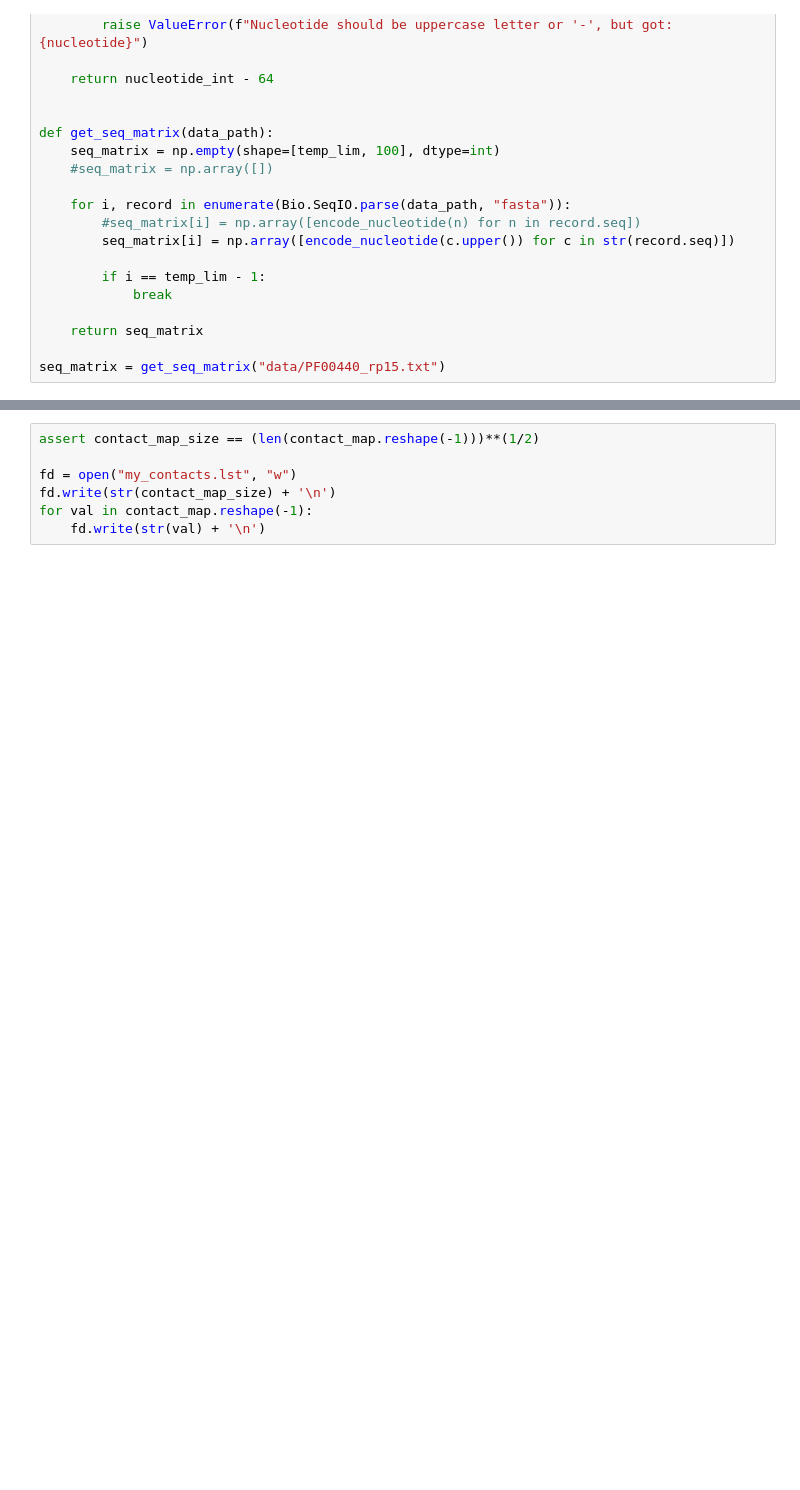
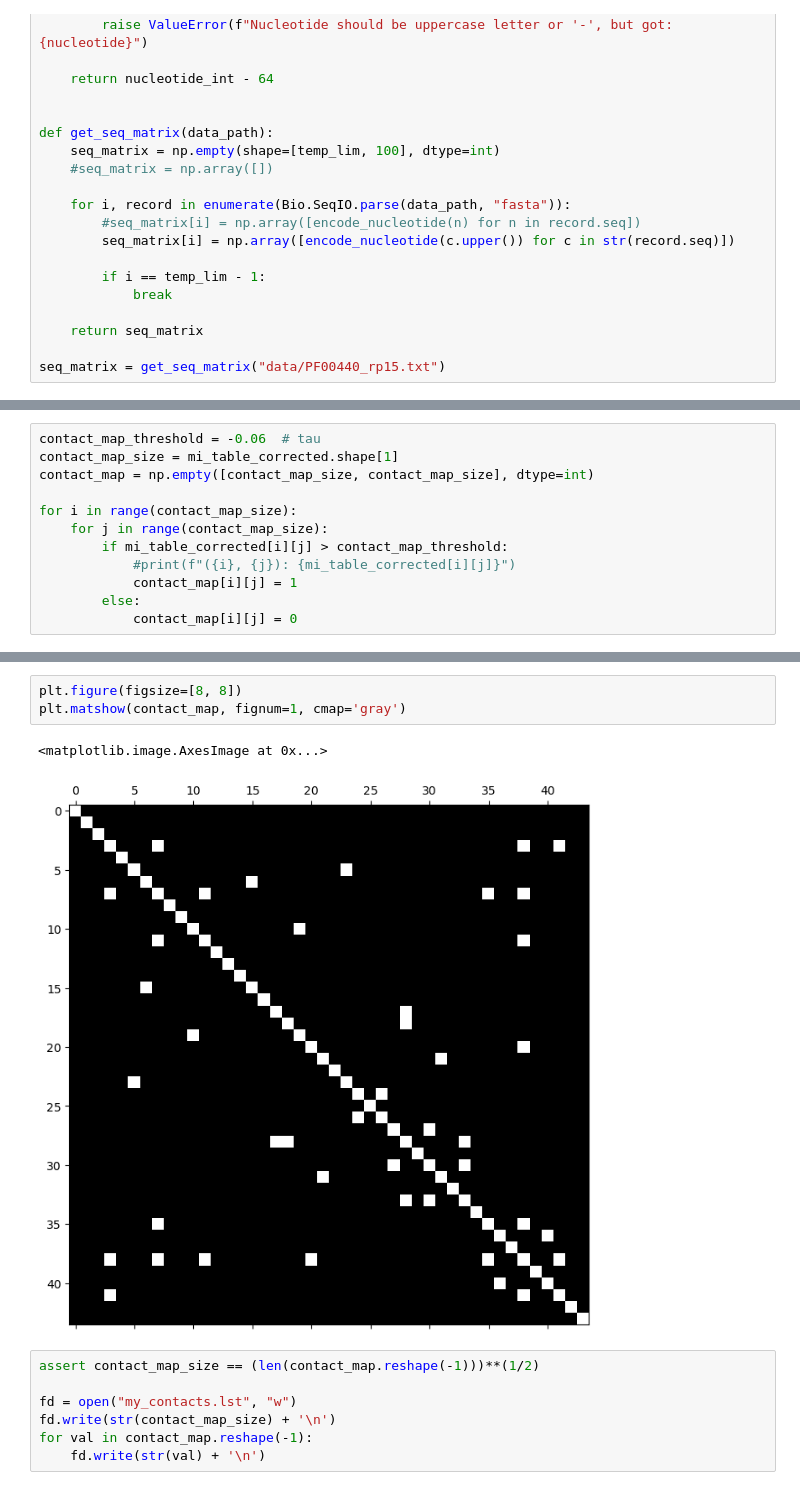
Before and after one commit to ArtKomarov/ComputationalBiology, a Jupyter notebook: PredProtStruct/PredProtStruct.ipynb, the cells around one changed output, grey strips where cells are left out. Drawn from its saved outputs; the diff is of its cells as text; blank space fills up the shorter version.

```diff
--- a/PredProtStruct/PredProtStruct.ipynb
+++ b/PredProtStruct/PredProtStruct.ipynb
@@ -182,0 +178,12 @@ for i in range(contact_map_size):
+# %%
+contact_map_threshold = -0.06  # tau
+contact_map_size = mi_table_corrected.shape[1]
+contact_map = np.empty([contact_map_size, contact_map_size], dtype=int)
+
+for i in range(contact_map_size):
+    for j in range(contact_map_size):
+        if mi_table_corrected[i][j] > contact_map_threshold:
+            #print(f"({i}, {j}): {mi_table_corrected[i][j]}")
+            contact_map[i][j] = 1
+        else:
+            contact_map[i][j] = 0
@@ -183,3 +200,9 @@ for i in range(contact_map_size):
+# %%
+plt.figure(figsize=[8, 8])
+plt.matshow(contact_map, fignum=1, cmap='gray')
+# %% [output]
+<matplotlib.image.AxesImage at 0x...>
+[figure, added]
 # %%
 assert contact_map_size == (len(contact_map.reshape(-1)))**(1/2)
 
```
Also changed, not shown: parts of 29 cells of this notebook.
